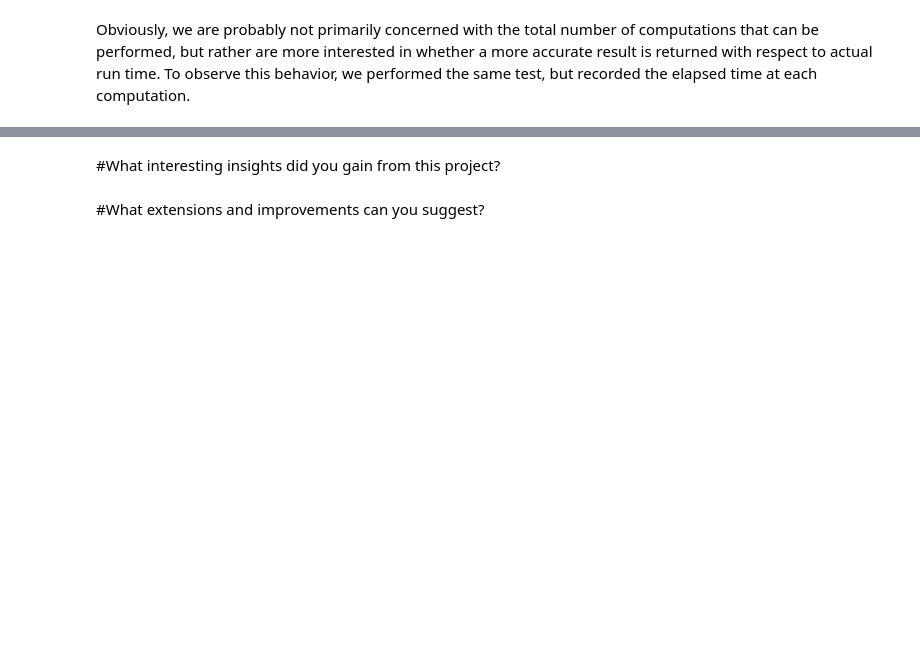
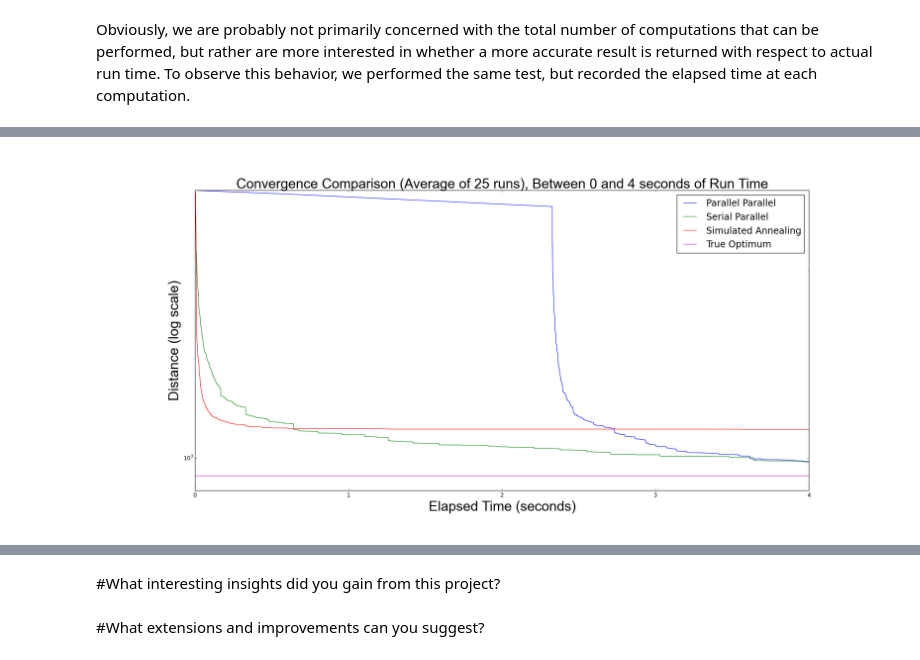
Before and after one commit to dekatzenel/cs205-final-project, a Jupyter notebook: Report.ipynb, the cells around one changed output, grey strips where cells are left out. Cells and saved outputs as stored; diff of their text form; code cells hidden in the pictures; blank space fills up the shorter version.

```diff
--- a/Report.ipynb
+++ b/Report.ipynb
@@ -131,0 +136,4 @@ np.int(1.5)
+# %%
+display.Image('AccuracyVsTime0to4sec.png')
+# %% [output]
+[figure, added]
```
Also changed, not shown: parts of 32 cells of this notebook.
